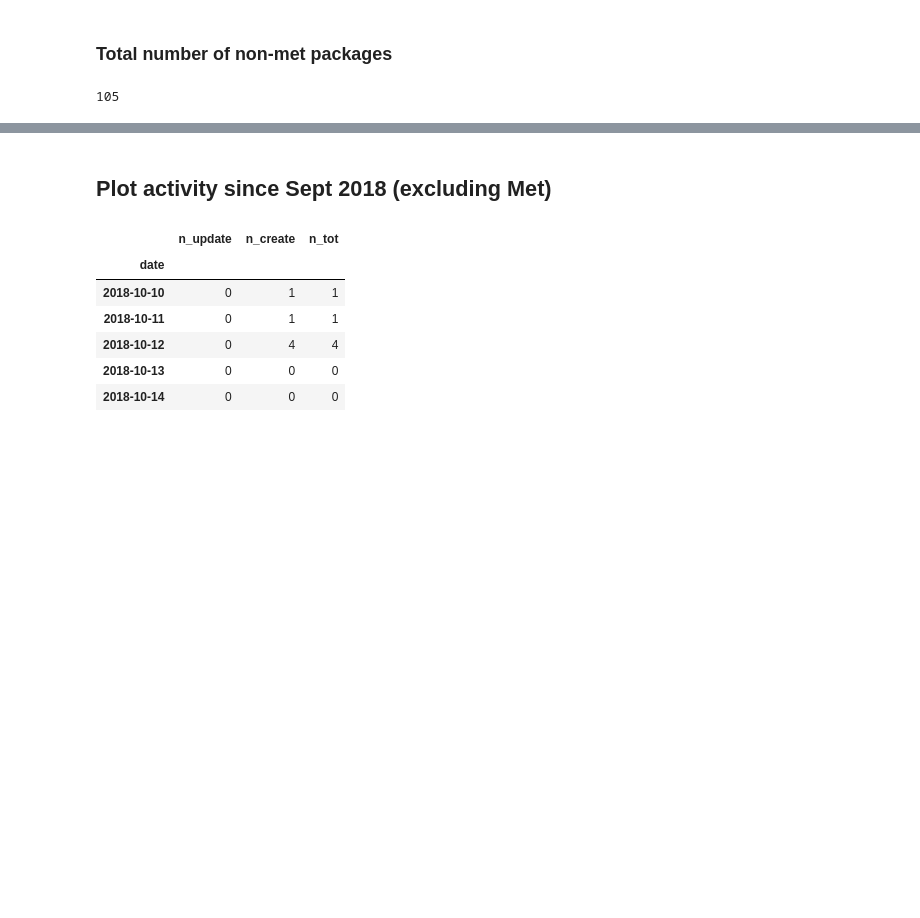
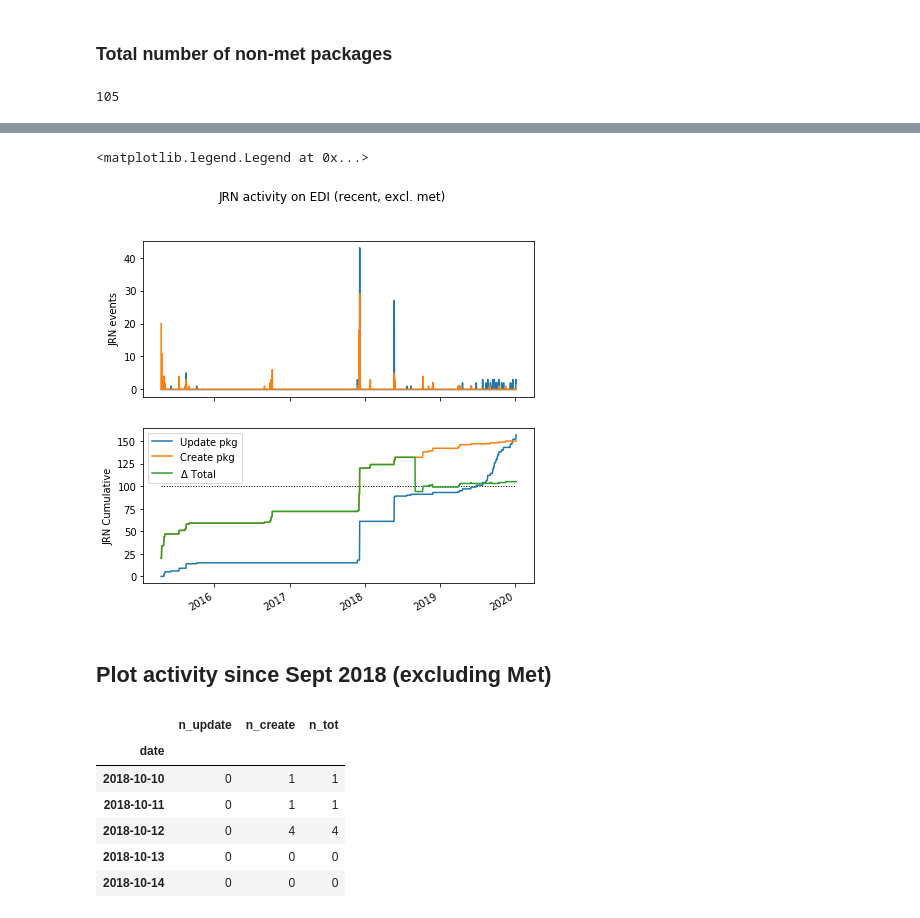
Before and after one commit to jornada-im/diagnostics, a Jupyter notebook: JRN-EDI-diagnostics.ipynb, the cells around one changed output, grey strips where cells are left out. Drawn from its saved outputs; the diff is of its cells as text; code cells hidden in the pictures; blank space fills up the shorter version.

```diff
--- a/JRN-EDI-diagnostics.ipynb
+++ b/JRN-EDI-diagnostics.ipynb
@@ -273,0 +280,9 @@ df.loc[df.studyid!='437',['n_update', 'n_create', 'n_tot']].resample('D').sum().
+# %%
+# This is after the LTER probabtion shock and after some big
+# delete operations on EDI
+startdt = "2015-04-01"
+
+rdEDI_nomet = df.loc[np.logical_and(df.studyid!='437',
+                                        df.index > startdt),
+                         ['n_update', 'n_create', 'n_tot']].resample('D').sum()
+rdEDI_nomet.head()
@@ -274,3 +297,23 @@ df.loc[df.studyid!='437',['n_update', 'n_create', 'n_tot']].resample('D').sum().
+# %%
+# Recent plot:
+fig, ax = plt.subplots(nrows=2, ncols=1, figsize=(7, 7), sharex=True)
+
+ax[0].plot(rdEDI_nomet.index, rdEDI_nomet.n_update, label='Update pkg')
+ax[0].plot(rdEDI_nomet.index, rdEDI_nomet.n_create, label='Create pkg')
+ax[0].set_ylabel('JRN events')
+
+ax[1].plot(rdEDI_nomet.index, rdEDI_nomet.n_update.cumsum(), label='Update pkg')
+ax[1].plot(rdEDI_nomet.index, rdEDI_nomet.n_create.cumsum(), label='Create pkg')
+ax[1].plot(rdEDI_nomet.index, rdEDI_nomet.n_tot.cumsum(), label='$\Delta$ Total')
+ax[1].hlines(y=100, xmin=rdEDI_nomet.index.min(), xmax=rdEDI_nomet.index.max(), ls=':', lw=1)
+
+plt.ylabel('JRN Cumulative')
+fig.autofmt_xdate()
+plt.suptitle('JRN activity on EDI (recent, excl. met)')
+plt.legend()
+# %% [output]
+<matplotlib.legend.Legend at 0x...>
+[figure, added]
 # %% [markdown]
 ## Plot activity since Sept 2018 (excluding Met)
 # %%
```
Also changed, not shown: parts of 11 cells of this notebook, 1 other file.
